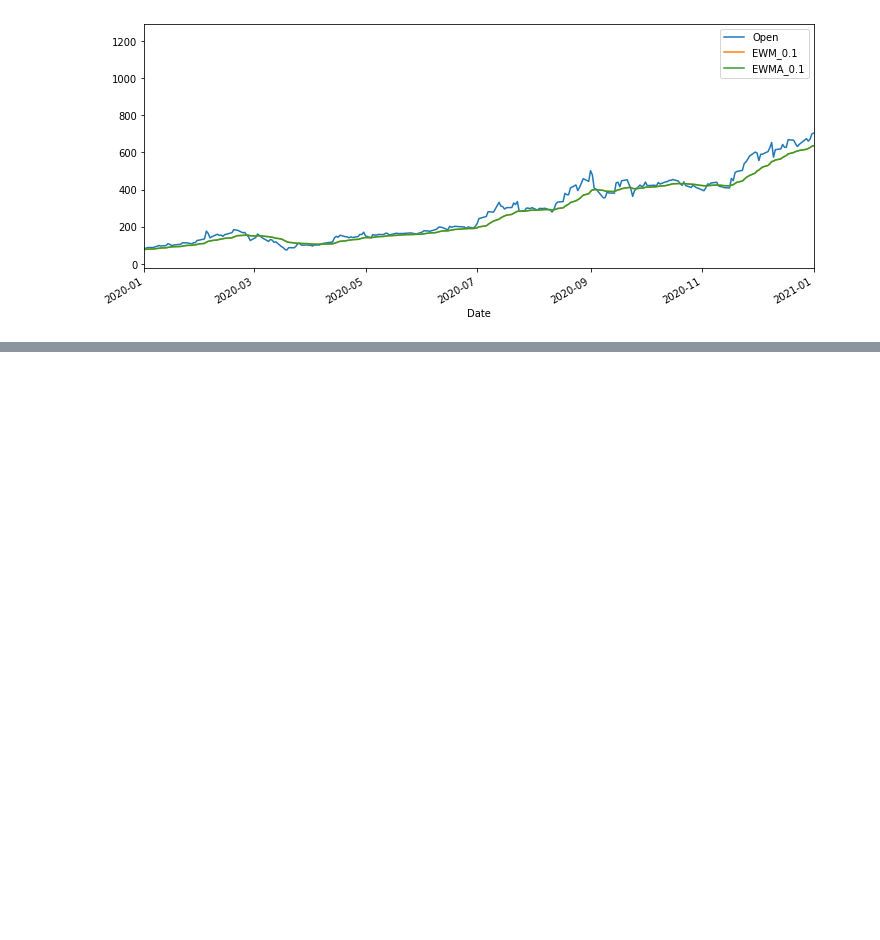
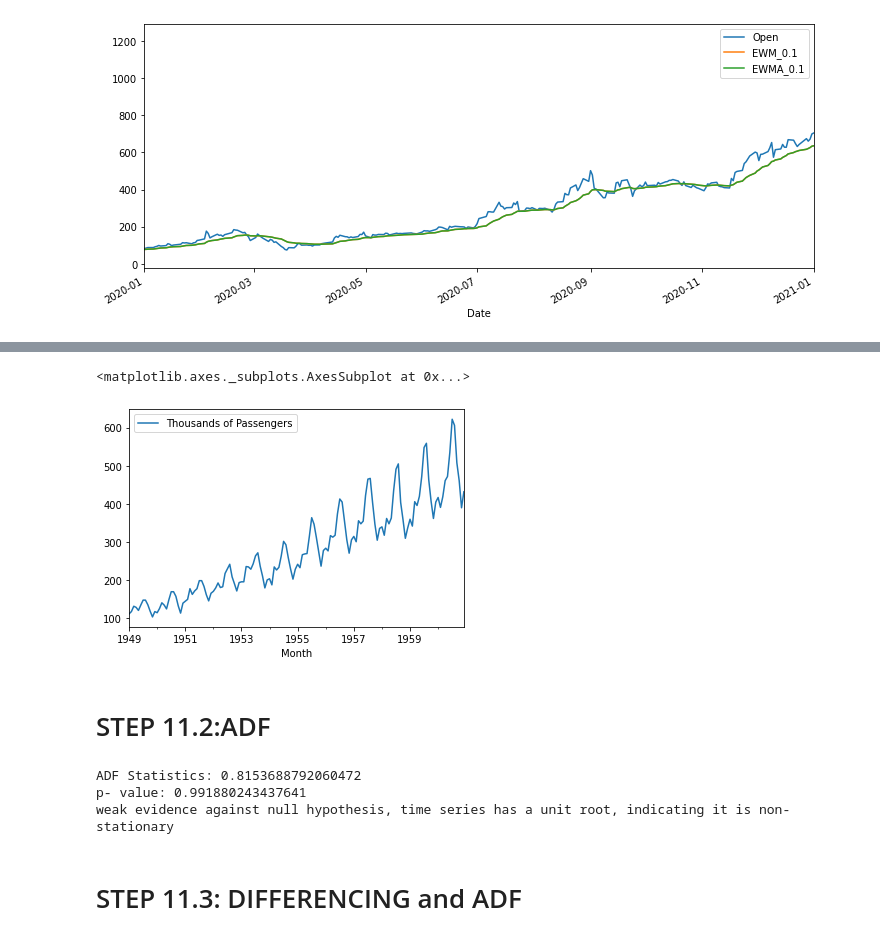
Before and after one commit to Karan51193/Time_Series, a Jupyter notebook: Time_Series_EDA_Tutorial.ipynb, the cells around one changed output, grey strips where cells are left out. Drawn from its saved outputs; the diff is of its cells as text; code cells hidden in the pictures; blank space fills up the shorter version.

```diff
--- a/Time_Series_EDA_Tutorial.ipynb
+++ b/Time_Series_EDA_Tutorial.ipynb
@@ -439,0 +464,3 @@ df_tesla[["Open","EWM_0.1","EWMA_0.1"]].plot(xlim=['2020-01-01','2021-01-01'],fi
+# %%
+df_airline=pd.read_csv('airline_passengers.csv')
+df_airline.head()
@@ -439,0 +494,2 @@ df_tesla[["Open","EWM_0.1","EWMA_0.1"]].plot(xlim=['2020-01-01','2021-01-01'],fi
+# %%
+df_airline=df_airline.dropna()
@@ -439,0 +500,2 @@ df_tesla[["Open","EWM_0.1","EWMA_0.1"]].plot(xlim=['2020-01-01','2021-01-01'],fi
+# %%
+df_airline['Month']=pd.to_datetime(df_airline['Month'])
@@ -439,0 +523,9 @@ df_tesla[["Open","EWM_0.1","EWMA_0.1"]].plot(xlim=['2020-01-01','2021-01-01'],fi
+# %%
+df_airline.set_index('Month',inplace=True)
+# %%
+df_airline.plot()
+# %% [output]
+<matplotlib.axes._subplots.AxesSubplot at 0x...>
+[figure, added]
+# %% [markdown]
+# STEP 11.2:ADF
@@ -439,0 +543,8 @@ df_tesla[["Open","EWM_0.1","EWMA_0.1"]].plot(xlim=['2020-01-01','2021-01-01'],fi
+# %%
+adf_test(df_airline['Thousands of Passengers'])
+# %% [output]
+ADF Statistics: 0.8153688792060472
+p- value: 0.991880243437641
+weak evidence against null hypothesis, time series has a unit root, indicating it is non-stationary
+# %% [markdown]
+# STEP 11.3: DIFFERENCING and ADF
```
Also changed, not shown: parts of 66 cells of this notebook.
